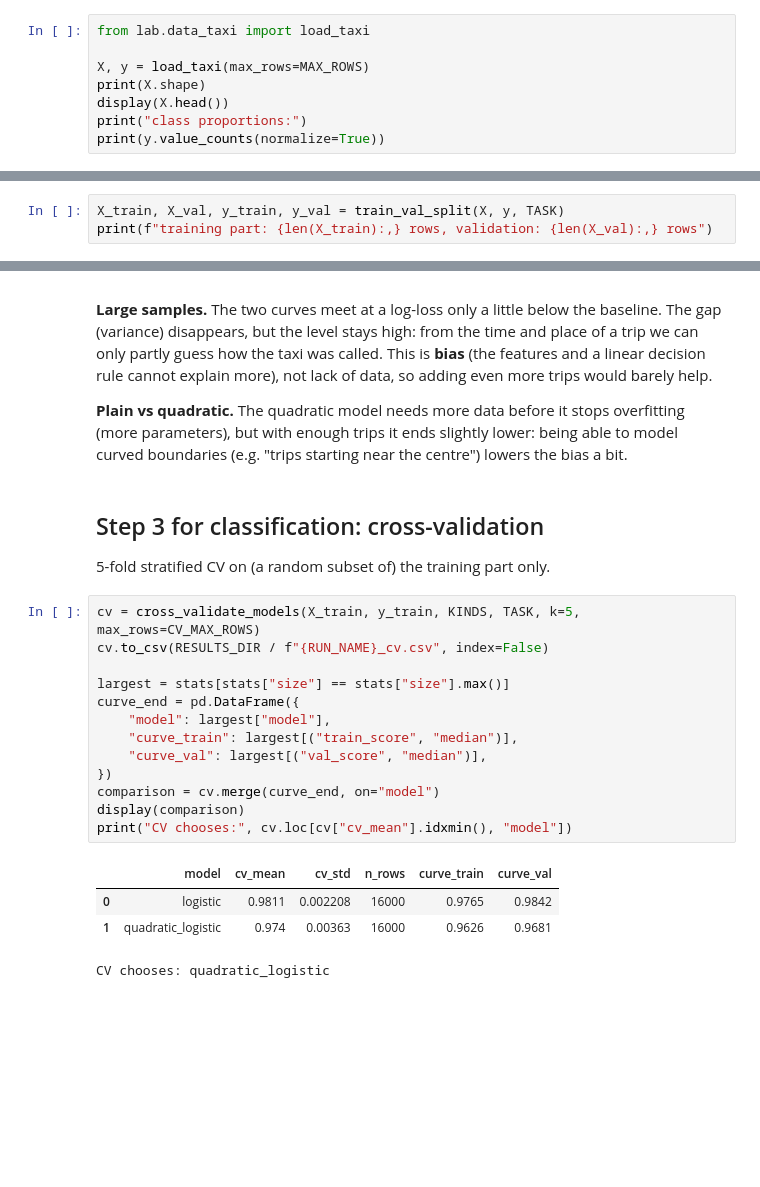
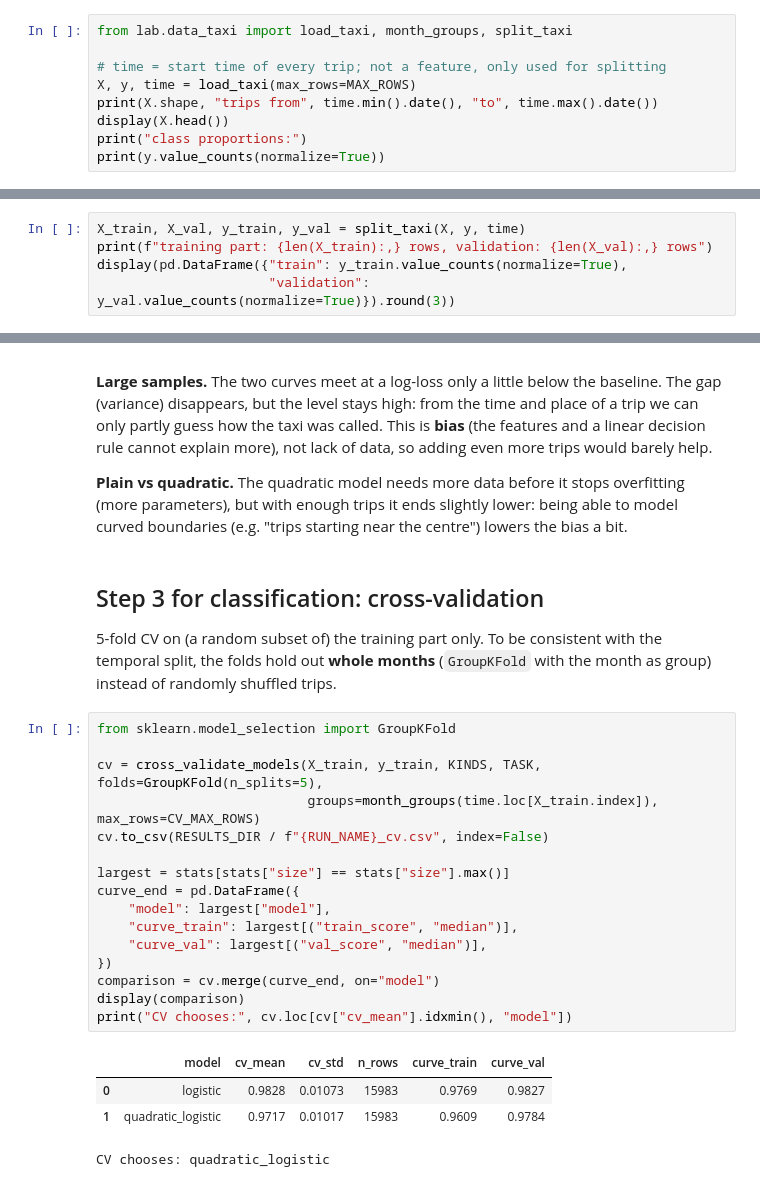
Before and after one commit to jakobnunnendorf/emai-ml, a Jupyter notebook: notebooks/taxi.ipynb, the cells around one changed output, grey strips where cells are left out. Saved outputs shown, nothing was run; the diff lists cells and outputs as text; blank space fills up the shorter version.

```diff
--- a/notebooks/taxi.ipynb
+++ b/notebooks/taxi.ipynb
@@ -46,10 +45,11 @@ CV_MAX_ROWS = 100_000   # CV on a random subset of the training part (speed)
 # %% [markdown]
 ## Load the data
 # %%
-from lab.data_taxi import load_taxi
+from lab.data_taxi import load_taxi, month_groups, split_taxi
 
-X, y = load_taxi(max_rows=MAX_ROWS)
-print(X.shape)
+# time = start time of every trip; not a feature, only used for splitting
+X, y, time = load_taxi(max_rows=MAX_ROWS)
+print(X.shape, "trips from", time.min().date(), "to", time.max().date())
 display(X.head())
 print("class proportions:")
 print(y.value_counts(normalize=True))
@@ -72,4 +86,6 @@ Name: proportion, dtype: float64
 # %%
-X_train, X_val, y_train, y_val = train_val_split(X, y, TASK)
+X_train, X_val, y_train, y_val = split_taxi(X, y, time)
 print(f"training part: {len(X_train):,} rows, validation: {len(X_val):,} rows")
+display(pd.DataFrame({"train": y_train.value_counts(normalize=True),
+                      "validation": y_val.value_counts(normalize=True)}).round(3))
 # %% [output]
@@ -181,24 +203,29 @@ would barely help.
 curved boundaries (e.g. "trips starting near the centre") lowers the bias a bit.
 # %% [markdown]
 ## Step 3 for classification: cross-validation
-5-fold stratified CV on (a random subset of) the training part only.
+5-fold CV on (a random subset of) the training part only. To be consistent with the
+temporal split, the folds hold out **whole months** (`GroupKFold` with the month as group)
+instead of randomly shuffled trips.
 # %%
-cv = cross_validate_models(X_train, y_train, KINDS, TASK, k=5, max_rows=CV_MAX_ROWS)
+from sklearn.model_selection import GroupKFold
+
+cv = cross_validate_models(X_train, y_train, KINDS, TASK, folds=GroupKFold(n_splits=5),
+                           groups=month_groups(time.loc[X_train.index]), max_rows=CV_MAX_ROWS)
 cv.to_csv(RESULTS_DIR / f"{RUN_NAME}_cv.csv", index=False)
 
 largest = stats[stats["size"] == stats["size"].max()]
 curve_end = pd.DataFrame({
     "model": largest["model"],
     "curve_train": largest[("train_score", "median")],
     "curve_val": largest[("val_score", "median")],
 })
 comparison = cv.merge(curve_end, on="model")
 display(comparison)
 print("CV chooses:", cv.loc[cv["cv_mean"].idxmin(), "model"])
 # %% [output]
 |  | model | cv_mean | cv_std | n_rows | curve_train | curve_val |
-| 0 | logistic | 0.9811 | 0.002208 | 16000 | 0.9765 | 0.9842 |
-| 1 | quadratic_logistic | 0.974 | 0.00363 | 16000 | 0.9626 | 0.9681 |
+| 0 | logistic | 0.9828 | 0.01073 | 15983 | 0.9769 | 0.9827 |
+| 1 | quadratic_logistic | 0.9717 | 0.01017 | 15983 | 0.9609 | 0.9784 |
 CV chooses: quadratic_logistic
 # %% [markdown]
 ### CV vs. the learning curves
```
Also changed, not shown: parts of 9 cells of this notebook, 16 other files.
